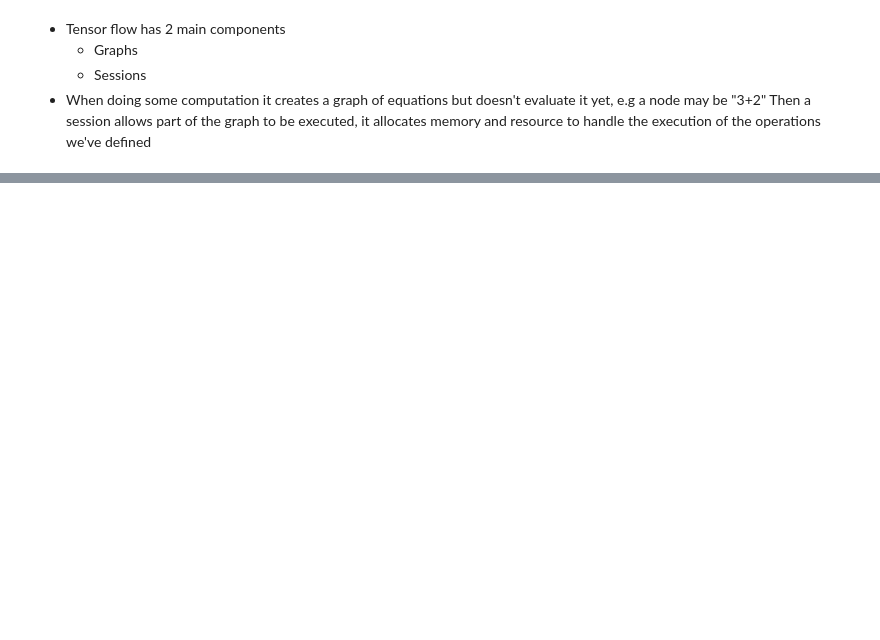
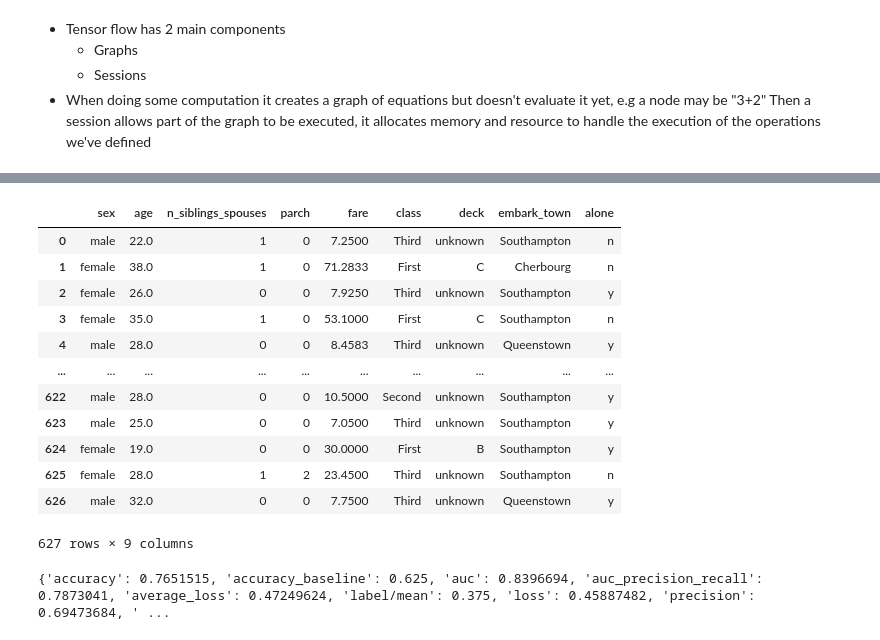
Before and after one commit to sogoodmo/ZenAI-3YP, a Jupyter notebook: FCC_Tensorflow_6hrTut/FCCTWTTUT.ipynb, the cells around one changed output, grey strips where cells are left out. Drawn from its saved outputs; the diff is of its cells as text; code cells hidden in the pictures; blank space fills up the shorter version.

```diff
--- a/FCC_Tensorflow_6hrTut/FCCTWTTUT.ipynb
+++ b/FCC_Tensorflow_6hrTut/FCCTWTTUT.ipynb
@@ -34,0 +83,23 @@ hekllo
+# %%
+dftrain = pd.read_csv('https://storage.googleapis.com/tf-datasets/titanic/train.csv')
+dfeval = pd.read_csv('https://storage.googleapis.com/tf-datasets/titanic/eval.csv')
+
+y_train = dftrain.pop('survived')
+y_eval = dfeval.pop('survived')
+
+dftrain
+# dftrain['alone'].unique()
+# %% [output]
+|  | sex | age | n_siblings_spouses | parch | fare | class | deck | embark_town | alone |
+| 0 | male | 22.0 | 1 | 0 | 7.2500 | Third | unknown | Southampton | n |
+| 1 | female | 38.0 | 1 | 0 | 71.2833 | First | C | Cherbourg | n |
+| 2 | female | 26.0 | 0 | 0 | 7.9250 | Third | unknown | Southampton | y |
+| 3 | female | 35.0 | 1 | 0 | 53.1000 | First | C | Southampton | n |
+| 4 | male | 28.0 | 0 | 0 | 8.4583 | Third | unknown | Queenstown | y |
+| ... | ... | ... | ... | ... | ... | ... | ... | ... | ... |
+| 622 | male | 28.0 | 0 | 0 | 10.5000 | Second | unknown | Southampton | y |
+| 623 | male | 25.0 | 0 | 0 | 7.0500 | Third | unknown | Southampton | y |
+| 624 | female | 19.0 | 0 | 0 | 30.0000 | First | B | Southampton | y |
+| 625 | female | 28.0 | 1 | 2 | 23.4500 | Third | unknown | Southampton | n |
+| 626 | male | 32.0 | 0 | 0 | 7.7500 | Third | unknown | Queenstown | y |
+627 rows × 9 columns
@@ -34,0 +115,22 @@ hekllo
+# %%
+def make_input_fnc(data_df, label_df, num_epochs=10, shuffle=True, batch_size=32): #Need to split data into batches, too big to process all at once
+    def input_function():
+        ds = tf.data.Dataset.from_tensor_slices((dict(data_df), label_df))
+        if shuffle:
+            ds.shuffle(1000)
+        ds = ds.batch(batch_size).repeat(num_epochs)
+        return ds
+    return input_function
+
+train_input_fnc = make_input_fnc(dftrain, y_train)
+test_input_fnc = make_input_fnc(dfeval, y_eval, num_epochs=1, shuffle=False)
+
+linear_est = tf.estimator.LinearClassifier(feature_columns=feature_cols)
+
+linear_est.train(train_input_fnc)
+result = linear_est.evaluate(test_input_fnc)
+
+clear_output()
+print(result)
+# %% [output]
+{'accuracy': 0.7651515, 'accuracy_baseline': 0.625, 'auc': 0.8396694, 'auc_precision_recall': 0.7873041, 'average_loss': 0.47249624, 'label/mean': 0.375, 'loss': 0.45887482, 'precision': 0.69473684, ' ...
```
Also changed, not shown: parts of 24 cells of this notebook.
